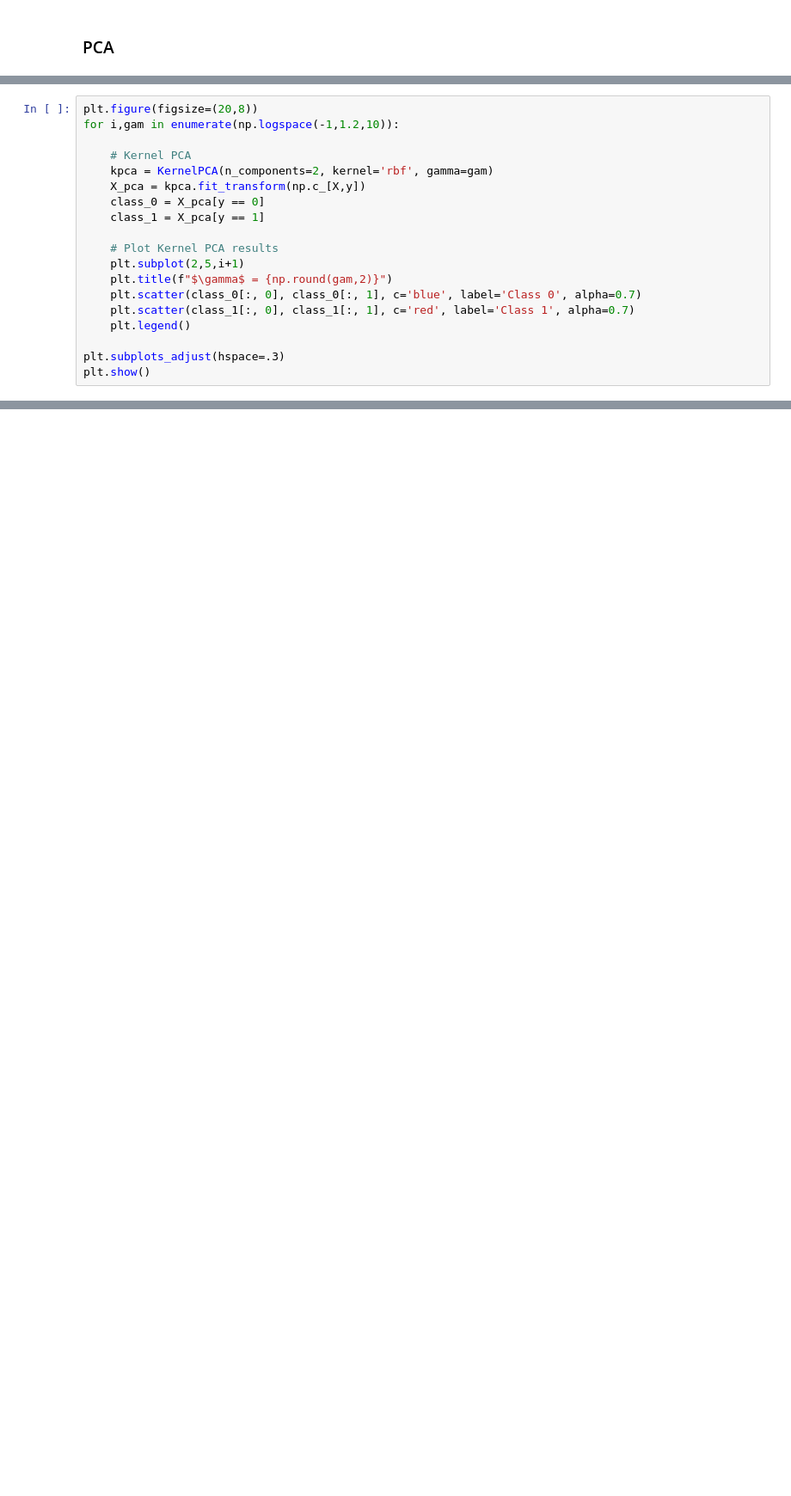
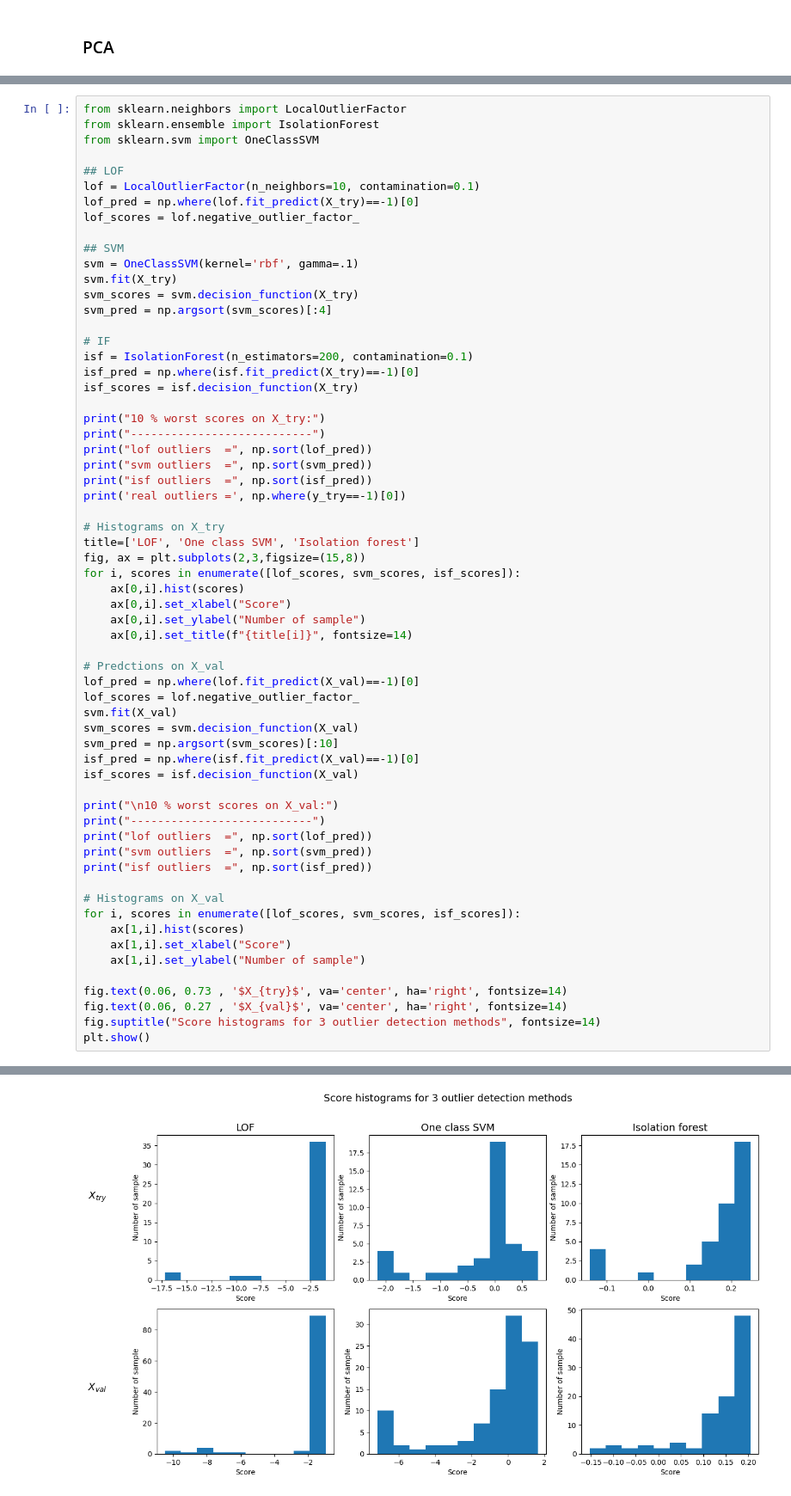
Before and after one commit to Thomas-labreur/StatLearnProject, a Jupyter notebook: main.ipynb, the cells around one changed output, grey strips where cells are left out. Shown at 86% size. Drawn from its saved outputs; the diff is of its cells as text; blank space fills up the shorter version.

```diff
--- a/main.ipynb
+++ b/main.ipynb
@@ -136,19 +126,0 @@ array([[ 1.5251133 , -0.88160953, -0.56829884, ..., -0.76675628,
-# %%
-plt.figure(figsize=(20,8))
-for i,gam in enumerate(np.logspace(-1,1.2,10)):
-
-    # Kernel PCA
-    kpca = KernelPCA(n_components=2, kernel='rbf', gamma=gam)
-    X_pca = kpca.fit_transform(np.c_[X,y])
-    class_0 = X_pca[y == 0]
-    class_1 = X_pca[y == 1]
-
-    # Plot Kernel PCA results
-    plt.subplot(2,5,i+1)
-    plt.title(f"$\gamma$ = {np.round(gam,2)}")
-    plt.scatter(class_0[:, 0], class_0[:, 1], c='blue', label='Class 0', alpha=0.7)
-    plt.scatter(class_1[:, 0], class_1[:, 1], c='red', label='Class 1', alpha=0.7)
-    plt.legend()
-
-plt.subplots_adjust(hspace=.3)
-plt.show()
@@ -208,0 +127,63 @@ real = (array([ 4, 14, 19, 35], dtype=int64),)
+# %%
+from sklearn.neighbors import LocalOutlierFactor
+from sklearn.ensemble import IsolationForest
+from sklearn.svm import OneClassSVM
+
+## LOF
+lof = LocalOutlierFactor(n_neighbors=10, contamination=0.1)
+lof_pred = np.where(lof.fit_predict(X_try)==-1)[0]
+lof_scores = lof.negative_outlier_factor_
+
+## SVM
+svm = OneClassSVM(kernel='rbf', gamma=.1)
+svm.fit(X_try)
+svm_scores = svm.decision_function(X_try)
+svm_pred = np.argsort(svm_scores)[:4]
+
+# IF
+isf = IsolationForest(n_estimators=200, contamination=0.1)
+isf_pred = np.where(isf.fit_predict(X_try)==-1)[0]
+isf_scores = isf.decision_function(X_try)
+
+print("10 % worst scores on X_try:")
+print("---------------------------")
+print("lof outliers  =", np.sort(lof_pred))
+print("svm outliers  =", np.sort(svm_pred))
+print("isf outliers  =", np.sort(isf_pred))
+print('real outliers =', np.where(y_try==-1)[0])
+
+# Histograms on X_try
+title=['LOF', 'One class SVM', 'Isolation forest']
+fig, ax = plt.subplots(2,3,figsize=(15,8))
+for i, scores in enumerate([lof_scores, svm_scores, isf_scores]):
+    ax[0,i].hist(scores)
+    ax[0,i].set_xlabel("Score")
+    ax[0,i].set_ylabel("Number of sample")
+    ax[0,i].set_title(f"{title[i]}", fontsize=14)
+
+# Predctions on X_val
+lof_pred = np.where(lof.fit_predict(X_val)==-1)[0]
+lof_scores = lof.negative_outlier_factor_
+svm.fit(X_val)
+svm_scores = svm.decision_function(X_val)
+svm_pred = np.argsort(svm_scores)[:10]
+isf_pred = np.where(isf.fit_predict(X_val)==-1)[0]
+isf_scores = isf.decision_function(X_val)
+
+print("\n10 % worst scores on X_val:")
+print("---------------------------")
+print("lof outliers  =", np.sort(lof_pred))
+print("svm outliers  =", np.sort(svm_pred))
+print("isf outliers  =", np.sort(isf_pred))
+
+# Histograms on X_val
+for i, scores in enumerate([lof_scores, svm_scores, isf_scores]):
+    ax[1,i].hist(scores)
+    ax[1,i].set_xlabel("Score")
+    ax[1,i].set_ylabel("Number of sample")
+
+fig.text(0.06, 0.73 , '$X_{try}$', va='center', ha='right', fontsize=14)
+fig.text(0.06, 0.27 , '$X_{val}$', va='center', ha='right', fontsize=14)
+fig.suptitle("Score histograms for 3 outlier detection methods", fontsize=14)
+plt.show()
+# %% [output]
@@ -208,0 +202 @@ real = (array([ 4, 14, 19, 35], dtype=int64),)
+[figure, added]
```
Also changed, not shown: parts of 34 cells of this notebook, 4 other files.
